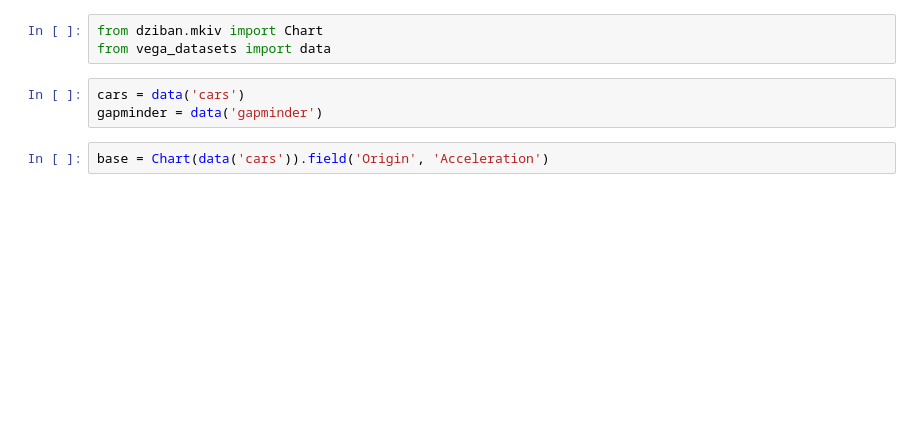
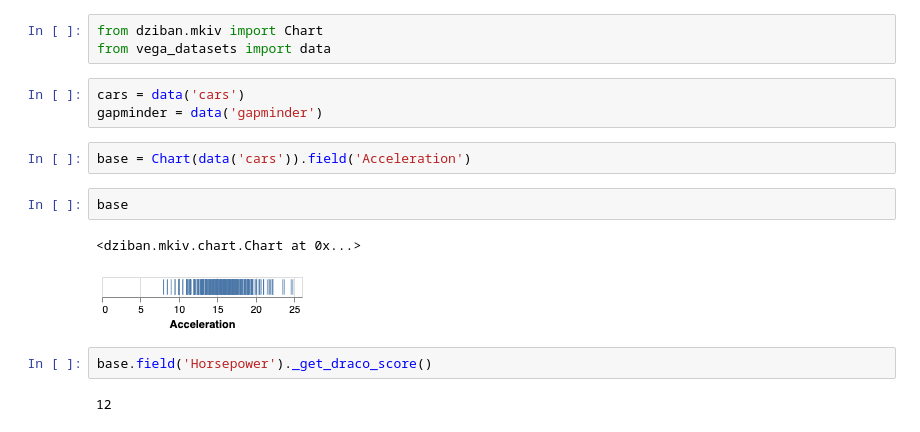
Before and after one commit to uwdata/dziban, a Jupyter notebook: analysis/Playground.ipynb, the cells around one changed output. Drawn from its saved outputs; the diff is of its cells as text; blank space fills up the shorter version.

```diff
--- a/analysis/Playground.ipynb
+++ b/analysis/Playground.ipynb
@@ -5,5 +5,14 @@ from vega_datasets import data
 cars = data('cars')
 gapminder = data('gapminder')
 # %%
-base = Chart(data('cars')).field('Origin', 'Acceleration')
+base = Chart(data('cars')).field('Acceleration')
+# %%
+base
+# %% [output]
+<dziban.mkiv.chart.Chart at 0x...>
+[figure, added]
+# %%
+base.field('Horsepower')._get_draco_score()
+# %% [output]
+12
 # %%
```
Also changed, not shown: parts of 3 cells of this notebook, 3 other files.
